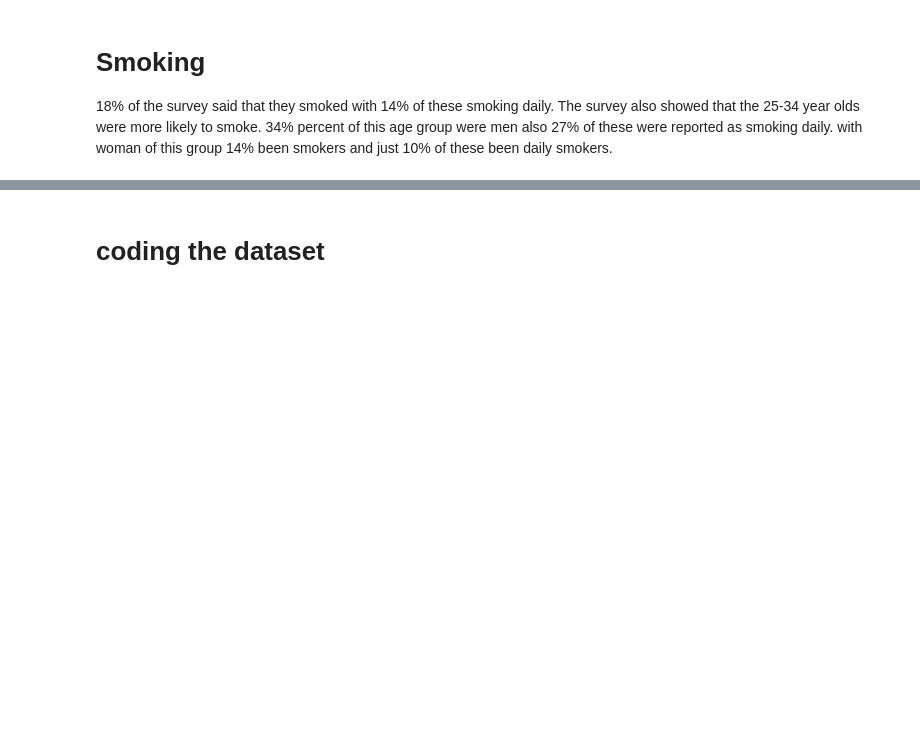
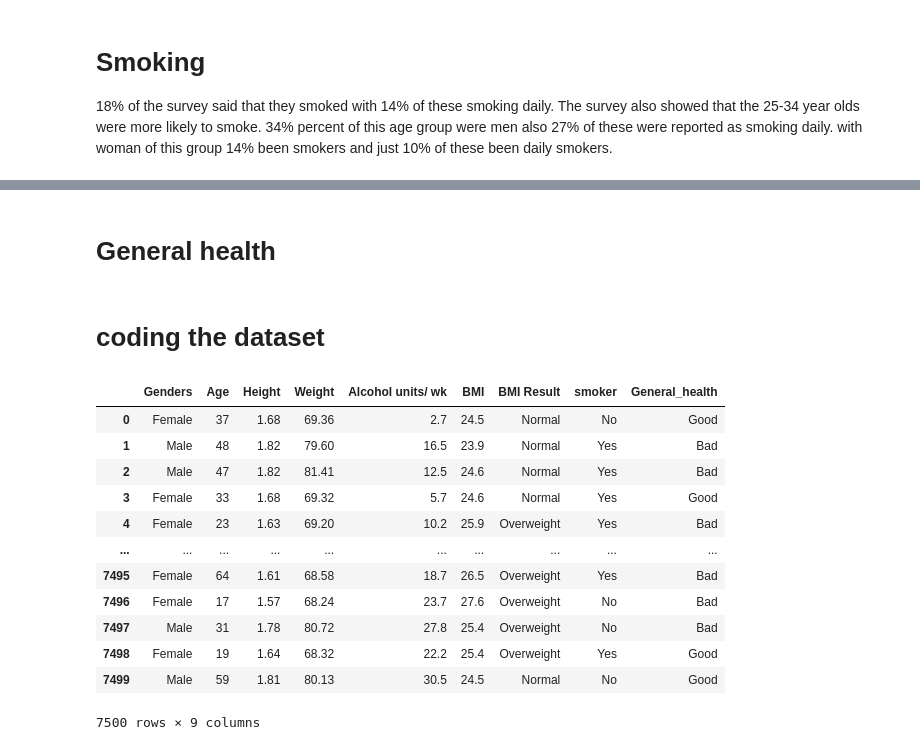
Before and after one commit to keithmmc/PDA1, a Jupyter notebook: PDA1.ipynb, the cells around one changed output, grey strips where cells are left out. Saved outputs shown, nothing was run; the diff lists cells and outputs as text; code cells hidden in the pictures; blank space fills up the shorter version.

```diff
--- a/PDA1.ipynb
+++ b/PDA1.ipynb
@@ -360,2 +368,4 @@ https://gist.github.com/mwaskom/de44147ed2974457ad6372750bbe5751
+# %% [markdown]
+# General health
 # %% [markdown]
 # coding the dataset
@@ -382,0 +372,74 @@ def what_weight(weight):
+# %%
+genders = ['Male', 'Female'] # create gender #
+smoker = ('Yes', 'No')
+General_health = ('Good', 'Bad')
+
+
+
+
+df = pd.DataFrame(columns=['Genders', 'Age', 'Height', 'Weight', 'Alcohol units/ wk', 'BMI', 'BMI Result', 'smoker', 'General_health'])
+
+df['Age'] = np.random.randint(15,65, 7500)
+
+df['Genders'] = np.random.choice(genders, 7500, p=[0.48, 0.52]) #Populate the Genders column with male & female #
+
+df['smoker'] = np.random.choice(smoker, 7500, p=[0.48, 0.52]) # what to get the same values as gender for this variable
+
+df['General_health'] = np.random.choice(General_health, 7500, p=[0.48, 0.52]) # what to get the same same values as Gender for this variable
+
+# Function to create Male and Female heights according to a normal distribution #
+def what_height(height):
+        if height == 'Male':
+            return np.random.normal(1.80, 0.05)
+        elif height == 'Female':
+            return np.random.normal(1.65, 0.04)
+
+# Function to create Male and Female weights according to a normal distribution #
+def what_weight(weight):
+        if weight == 'Male':
+            return np.random.normal(80.7, 0.66)
+        elif weight == 'Female':
+            return np.random.normal(69, 0.37)
+
+
+
+
+
+# Function that assigns weekly units of standard drinks #
+def what_alcohol(alcohol):
+    if alcohol == 'Male':
+        return np.random.uniform(0, 36)
+    if alcohol == 'Female':
+        return np.random.uniform(0, 27)
+
+
+
+
+
+
+
+
+df['Height'] = df['Genders'].apply(what_height)
+df['Weight'] = df['Genders'].apply(what_weight)
+df['BMI'] = df['Weight']/df['Height']**2
+df['BMI Result'] = pd.cut(df['BMI'], [-np.inf,18.5,24.9, 29.9, np.inf],
+                         labels=["Underweight", "Normal", "Overweight", "Obese"]
+                        ).astype(str)
+df['Alcohol units/ wk'] = df['Genders'].apply(what_alcohol)
+
+
+df.round({'Height': 2, 'Weight': 2, 'BMI': 1, 'Alcohol units/ wk': 1})
+# %% [output]
+|  | Genders | Age | Height | Weight | Alcohol units/ wk | BMI | BMI Result | smoker | General_health |
+| 0 | Female | 37 | 1.68 | 69.36 | 2.7 | 24.5 | Normal | No | Good |
+| 1 | Male | 48 | 1.82 | 79.60 | 16.5 | 23.9 | Normal | Yes | Bad |
+| 2 | Male | 47 | 1.82 | 81.41 | 12.5 | 24.6 | Normal | Yes | Bad |
+| 3 | Female | 33 | 1.68 | 69.32 | 5.7 | 24.6 | Normal | Yes | Good |
+| 4 | Female | 23 | 1.63 | 69.20 | 10.2 | 25.9 | Overweight | Yes | Bad |
+| ... | ... | ... | ... | ... | ... | ... | ... | ... | ... |
+| 7495 | Female | 64 | 1.61 | 68.58 | 18.7 | 26.5 | Overweight | Yes | Bad |
+| 7496 | Female | 17 | 1.57 | 68.24 | 23.7 | 27.6 | Overweight | No | Bad |
+| 7497 | Male | 31 | 1.78 | 80.72 | 27.8 | 25.4 | Overweight | No | Bad |
+| 7498 | Female | 19 | 1.64 | 68.32 | 22.2 | 25.4 | Overweight | Yes | Good |
+| 7499 | Male | 59 | 1.81 | 80.13 | 30.5 | 24.5 | Normal | No | Good |
+7500 rows × 9 columns
```
Also changed, not shown: parts of 24 cells of this notebook.
